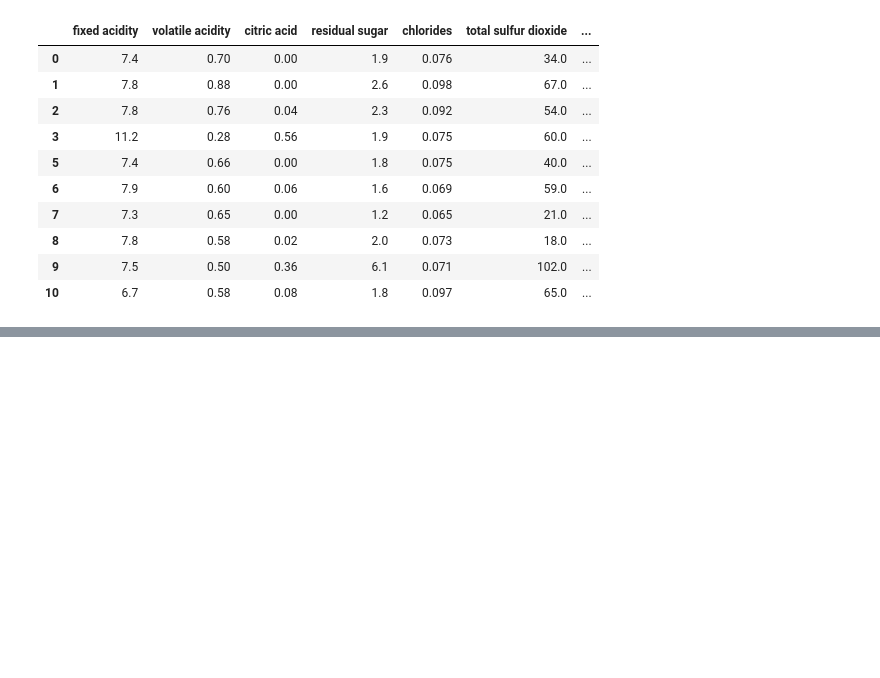
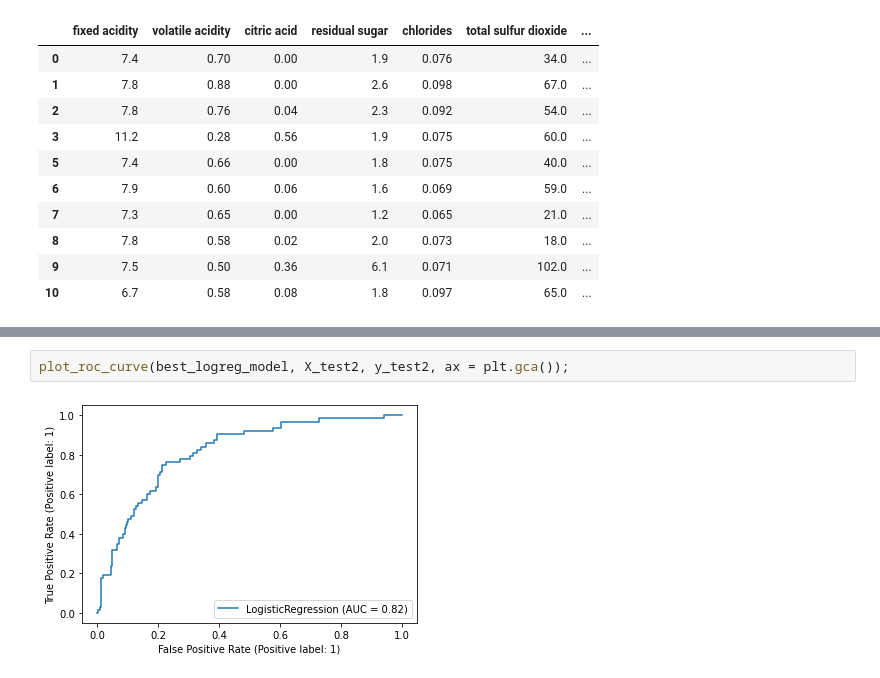
Before and after one commit to htsull/High-dimension-statistics-project, a Jupyter notebook: wine-quality.ipynb, the cells around one changed output, grey strips where cells are left out. Drawn from its saved outputs; the diff is of its cells as text; blank space fills up the shorter version.

```diff
--- a/wine-quality.ipynb
+++ b/wine-quality.ipynb
@@ -439,0 +565,4 @@ red_wine[feat].head(10)
+# %%
+plot_roc_curve(best_logreg_model, X_test2, y_test2, ax = plt.gca());
+# %% [output]
+[figure, added]
```
Also changed, not shown: parts of 11 cells of this notebook.
